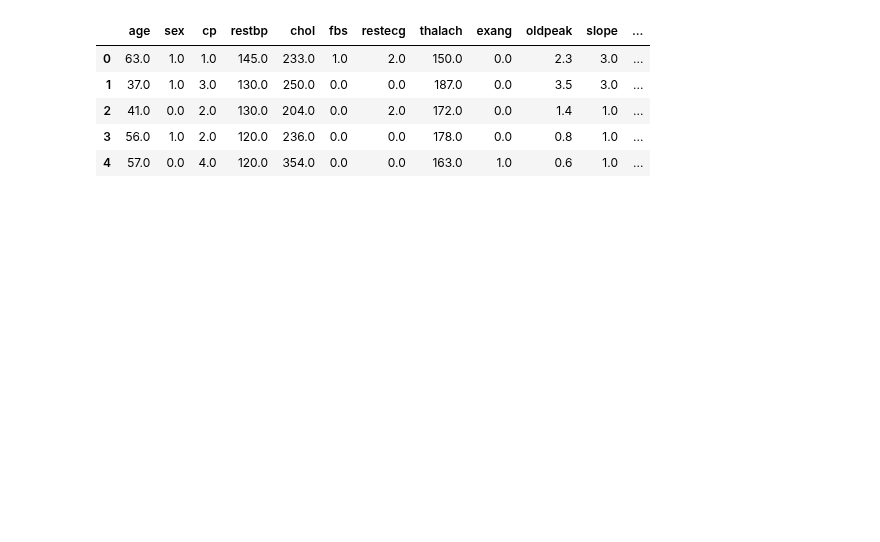
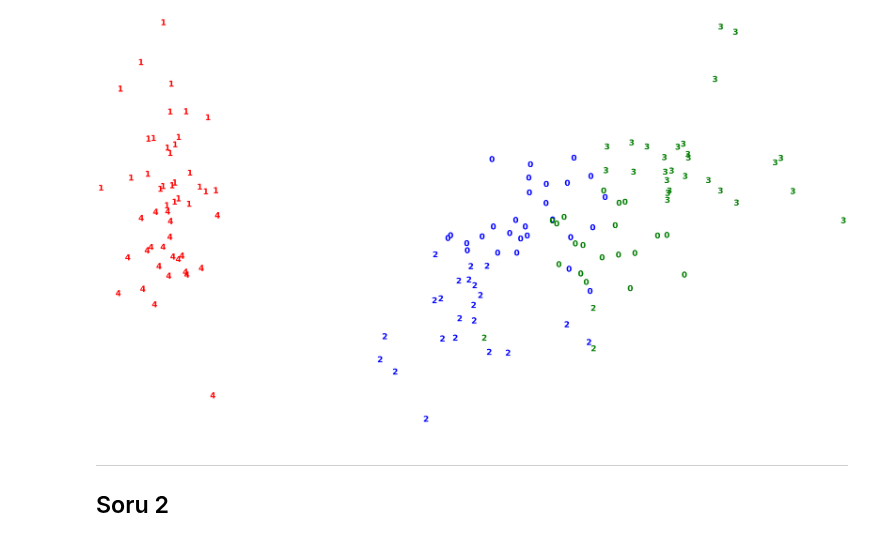
Before and after one commit to gulmert89/bootcamp_files, a Jupyter notebook: odev92_kmeans.ipynb, the cells around one changed output. Saved outputs shown, nothing was run; the diff lists cells and outputs as text; code cells hidden in the pictures; blank space fills up the shorter version.

```diff
--- a/odev92_kmeans.ipynb
+++ b/odev92_kmeans.ipynb
@@ -3,0 +59,16 @@ import numpy as np
+# %%
+# dimension reduction
+pca1 = PCA(n_components=2).fit_transform(x1_std)
+# %%
+# visualise the output
+plt.figure(figsize=(8, 5))
+colors = "rbg"
+for i in range(pca1.shape[0]):
+    plt.text(x=pca1[i, 0], y=pca1[i, 1], s=str(y1_prediction[i]),
+             color=colors[y1[i]], fontdict={"weight":"bold", "size":30})
+
+plt.xticks([])
+plt.yticks([])
+plt.axis("off")
+plt.show()
+# colors are true values where numbers reflect predictions
@@ -3,0 +77,22 @@ import numpy as np
+# %%
+def kmeans_creator1(cluster_number):
+    kmeans_cluster = KMeans(n_clusters=cluster_number, random_state=42)
+    # fit the model
+    kmeans_cluster.fit(x1_std)
+    y1_prediction = kmeans_cluster.predict(x1_std)
+
+    # visualise the output
+    plt.figure(figsize=(8, 5))
+    colors = "rbg"
+    for i in range(pca1.shape[0]):
+        plt.text(x=pca1[i, 0], y=pca1[i, 1], s=str(y1_prediction[i]),
+                color=colors[y1[i]], fontdict={"weight":"bold", "size":30})
+
+    plt.xticks([])
+    plt.yticks([])
+    plt.axis("off")
+    plt.show()
+    # colors are true values where numbers reflect predictions
+
+# forming KMeans model with 2 clusters
+kmeans_creator1(2)
@@ -4,3 +101,11 @@ import numpy as np
+# %%
+# forming KMeans model with 5 clusters
+kmeans_creator1(5)
+# %% [output]
+[figure, added]
+# %% [markdown]
+---
+## Soru 2
 # %%
 columns = ["age", "sex", "cp", "restbp", "chol", "fbs", "restecg",
            "thalach", "exang", "oldpeak", "slope", "ca", "thal", "num"]
@@ -7,12 +114,0 @@ columns = ["age", "sex", "cp", "restbp", "chol", "fbs", "restecg",
-# %%
-#heart=pd.read_excel("cleveland.xlsx")
-heart=pd.read_csv("cleveland-0_vs_4.dat", skiprows=list(np.arange(18)), names=columns)
-#heart=pd.read_table("cleveland-0_vs_4.dat", sep=",", skiprows=list(np.arange(18)), names=columns)
-heart.head()
-# %% [output]
-|  | age | sex | cp | restbp | chol | fbs | restecg | thalach | exang | oldpeak | slope | ... |
-| 0 | 63.0 | 1.0 | 1.0 | 145.0 | 233.0 | 1.0 | 2.0 | 150.0 | 0.0 | 2.3 | 3.0 | ... |
-| 1 | 37.0 | 1.0 | 3.0 | 130.0 | 250.0 | 0.0 | 0.0 | 187.0 | 0.0 | 3.5 | 3.0 | ... |
-| 2 | 41.0 | 0.0 | 2.0 | 130.0 | 204.0 | 0.0 | 2.0 | 172.0 | 0.0 | 1.4 | 1.0 | ... |
-| 3 | 56.0 | 1.0 | 2.0 | 120.0 | 236.0 | 0.0 | 0.0 | 178.0 | 0.0 | 0.8 | 1.0 | ... |
-| 4 | 57.0 | 0.0 | 4.0 | 120.0 | 354.0 | 0.0 | 0.0 | 163.0 | 1.0 | 0.6 | 1.0 | ... |
```
Also changed, not shown: parts of 15 cells of this notebook.
